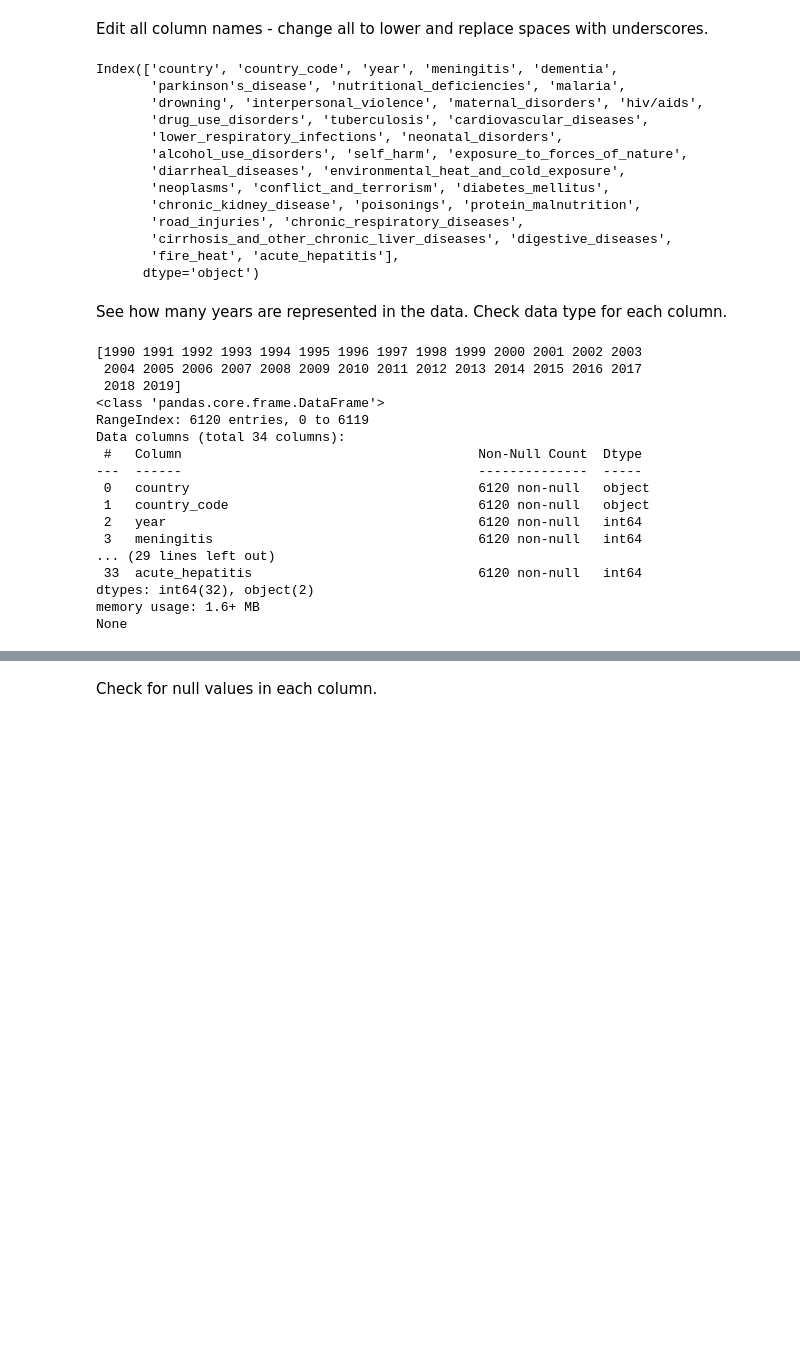
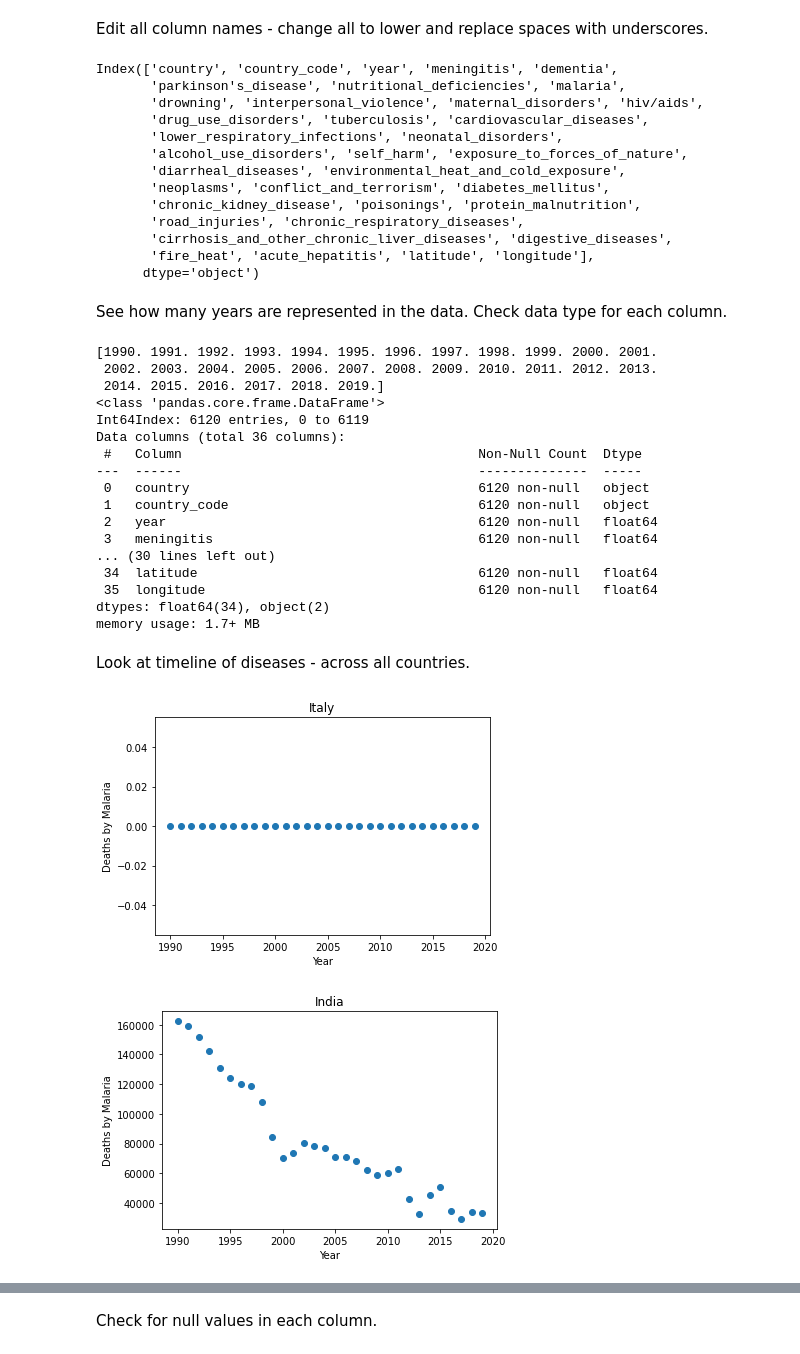
Before and after one commit to danicaboe/causes_of_death, a Jupyter notebook: causes_of_death.ipynb, the cells around one changed output, grey strips where cells are left out. Drawn from its saved outputs; the diff is of its cells as text; code cells hidden in the pictures; blank space fills up the shorter version.

Commit message:
Add latitude and longitude to csv for folium mapping.

```diff
--- a/causes_of_death.ipynb
+++ b/causes_of_death.ipynb
@@ -6,7 +6,12 @@ import pandas as pd
 import statistics as stat
 import matplotlib.pyplot as plt
 import seaborn as sns
+from scipy.stats import pearsonr
+import folium
+# import os
 
-df = pd.read_csv('data_files/cause_of_deaths.csv', index_col=0)
+df = pd.read_csv('data_files/cause_of_deaths_geo.csv')
+df.dropna(axis=0, how='all',thresh=4, inplace=True)
+df
 # print(df.head(10))
 # print(df.describe(include='all'))
@@ -34,11 +50,14 @@ NameError: name 'connect_to_db' is not defined
 # %%
 # Save list of column in variable to view
-columns = list(df.columns)
-print(columns)
+
+print(df.columns)
+# rename specific columns that have unusual charcters or redundunt naming convention or commas.
+df.rename(columns= {'Country/Territory': 'country', 'Code': 'country_code', 'Protein-Energy Malnutrition': 'protein_malnutrition', 'Alzheimer\'s Disease and Other Dementias': 'dementia', 'Self-harm': 'self_harm', 'Fire, Heat, and Hot Substances': 'fire_heat', 'lat': 'latitude', 'lng': 'longitude'}, inplace=True)
+# print(df.columns)
 # create variable to see all the unique countries that are represented.
 countries = df['country'].unique()
+print(countries)
+print(df.country_code.count())
 # Print the number of unique countries
 print(df['country'].nunique())
-# rename specific columns that have unusual charcters or redundunt naming convention or commas.
-df.rename(columns= {'Country/Territory': 'country', 'Code': 'country_code', 'Protein-Energy Malnutrition': 'protein_malnutrition', 'Alzheimer\'s Disease and Other Dementias': 'dementia', 'Self-harm': 'self_harm', 'Fire, Heat, and Hot Substances': 'fire_heat'}, inplace=True)
 # %% [output]
@@ -48,6 +82,7 @@ df.rename(columns= {'Country/Territory': 'country', 'Code': 'country_code', 'Pro
 Edit all column names - change all to lower and replace spaces with underscores.
 # %%
 df.columns = df.columns.str.lower().str.strip().str.replace(' ', '_')
+df.drop('unnamed:_0', axis=1, inplace=True)
 print(df.columns)
 # %% [output]
 Index(['country', 'country_code', 'year', 'meningitis', 'dementia',
@@ -61,29 +96,50 @@ Index(['country', 'country_code', 'year', 'meningitis', 'dementia',
        'chronic_kidney_disease', 'poisonings', 'protein_malnutrition',
        'road_injuries', 'chronic_respiratory_diseases',
        'cirrhosis_and_other_chronic_liver_diseases', 'digestive_diseases',
-       'fire_heat', 'acute_hepatitis'],
+       'fire_heat', 'acute_hepatitis', 'latitude', 'longitude'],
       dtype='object')
 # %% [markdown]
 See how many years are represented in the data. Check data type for each column.
 # %%
 years = df.year.unique()
 print(years)
-print(df.info())
+df.info()
 # %% [output]
-[1990 1991 1992 1993 1994 1995 1996 1997 1998 1999 2000 2001 2002 2003
- 2004 2005 2006 2007 2008 2009 2010 2011 2012 2013 2014 2015 2016 2017
- 2018 2019]
+[1990. 1991. 1992. 1993. 1994. 1995. 1996. 1997. 1998. 1999. 2000. 2001.
+ 2002. 2003. 2004. 2005. 2006. 2007. 2008. 2009. 2010. 2011. 2012. 2013.
+ 2014. 2015. 2016. 2017. 2018. 2019.]
 <class 'pandas.core.frame.DataFrame'>
-RangeIndex: 6120 entries, 0 to 6119
-Data columns (total 34 columns):
+Int64Index: 6120 entries, 0 to 6119
+Data columns (total 36 columns):
  #   Column                                      Non-Null Count  Dtype
 ---  ------                                      --------------  -----
  0   country                                     6120 non-null   object
  1   country_code                                6120 non-null   object
- 2   year                                        6120 non-null   int64
- 3   meningitis                                  6120 non-null   int64
-... (29 lines left out)
- 33  acute_hepatitis                             6120 non-null   int64
-dtypes: int64(32), object(2)
-memory usage: 1.6+ MB
-None
+ 2   year                                        6120 non-null   float64
+ 3   meningitis                                  6120 non-null   float64
+... (30 lines left out)
+ 34  latitude                                    6120 non-null   float64
+ 35  longitude                                   6120 non-null   float64
+dtypes: float64(34), object(2)
+memory usage: 1.7+ MB
+# %% [markdown]
+Look at timeline of diseases - across all countries.
+# %%
+italy_specific = df[df.country=='Italy']
+india_specific = df[df.country=='India']
+# print(italy_specific)
+plt.scatter(x=italy_specific.year, y=italy_specific['malaria'])
+plt.title('Italy')
+plt.xlabel('Year')
+plt.ylabel('Deaths by Malaria')
+plt.show()
+plt.close()
+plt.scatter(x=india_specific.year, y=india_specific.malaria)
+plt.title('India')
+plt.xlabel('Year')
+plt.ylabel('Deaths by Malaria')
+plt.show()
+plt.close()
+# %% [output]
+[figure, added]
+[figure, added]
```
Also changed, not shown: parts of 11 cells of this notebook, 4 other files.
